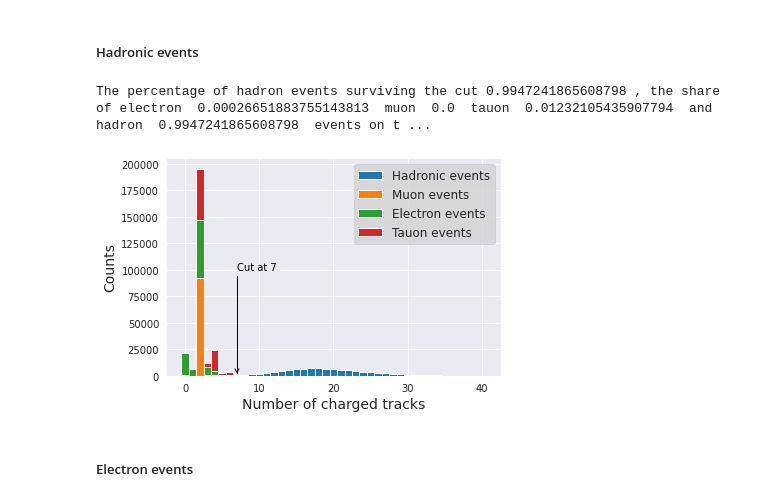
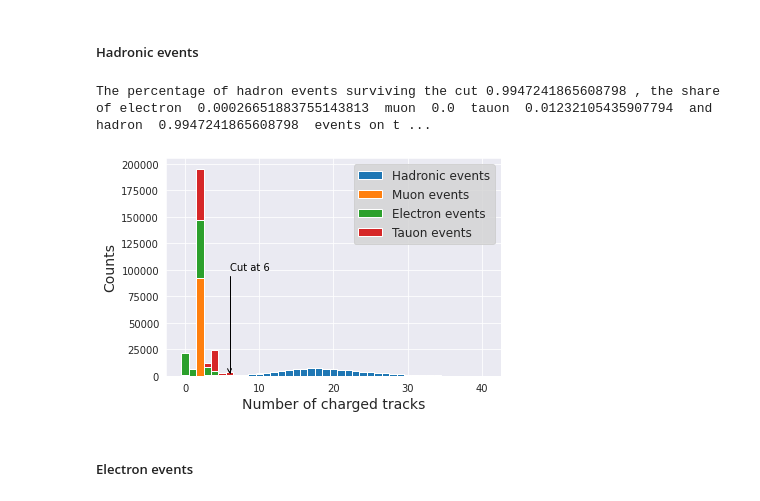
Before and after one commit to benfreiburg/z0-precisionmeasurement, a Jupyter notebook: Z0_main.ipynb, the cells around one changed output. Cells and saved outputs as stored; diff of their text form; code cells hidden in the pictures.

```diff
--- a/Z0_main.ipynb
+++ b/Z0_main.ipynb
@@ -254,42 +255,42 @@ axs[2,1].legend(frameon=True, facecolor="lightgrey", fontsize=12)
 # %% [markdown]
 ##### Hadronic events
 # %%
-cut = 6  # Gives the value for the cut
+cut_h = 6  # Gives the value for the cut
 
-mask_qq_N_Ctrk = branches_qq[var_N_char] > cut
-mask_ee_N_Ctrk = branches_ee[var_N_char] > cut
-mask_tt_N_Ctrk = branches_tt[var_N_char] > cut
-mask_mm_N_Ctrk = branches_mm[var_N_char] > cut
+mask_qq_N_Ctrk = branches_qq[var_N_char] > cut_h
+mask_ee_N_Ctrk = branches_ee[var_N_char] > cut_h
+mask_tt_N_Ctrk = branches_tt[var_N_char] > cut_h
+mask_mm_N_Ctrk = branches_mm[var_N_char] > cut_h
 
 efficiency_qq = np.sum(mask_qq_N_Ctrk)/len(mask_qq_N_Ctrk) # Gives the percentage of hadron events surviving the cut
 precision_qe = np.sum(mask_ee_N_Ctrk)/ len(ee[1,:])
 precision_qm = np.sum(mask_mm_N_Ctrk)/ len(mm[1,:])
 precision_qt = np.sum(mask_tt_N_Ctrk)/ len(tt[1,:])
 precision_qq = np.sum(mask_qq_N_Ctrk) / len(qq[1,:])  #Gives the percentage of hadron events out of all the cut survivors
 
 qq_N = qq[2,:]
-qq_N = qq_N[qq_N > cut]
+qq_N = qq_N[qq_N > cut_h]
 
 #Manually chosen bins
 bins_N_Ctrk_mc = np.linspace(-0.5,40.5,42)
 
 %matplotlib inline
 sb.set_style("darkgrid")
 
-plt.annotate("Cut at 7", xy=(7, 0.2), xycoords='data',xytext=(7, 100000), textcoords='data', color="black",arrowprops=dict(arrowstyle="->",connectionstyle="arc", color="black", relpos=(0,0)))
+plt.annotate("Cut at " + str(cut_h), xy=(cut_h, 0.2), xycoords='data',xytext=(cut_h, 100000), textcoords='data', color="black",arrowprops=dict(arrowstyle="->",connectionstyle="arc", color="black", relpos=(0,0)))
 
 plt.hist((qq[2,:],mm[2,:],ee[2,:],tt[2,:]), bins=bins_N_Ctrk_mc, label=("Hadronic events","Muon events","Electron events","Tauon events",'masked hadronic'), stacked=True)
 
 plt.xlabel("Number of charged tracks", fontsize=14)
 plt.ylabel("Counts", fontsize=14)
 
 
 plt.legend(frameon=True, facecolor="lightgrey", fontsize=12)
 
 print("The percentage of hadron events surviving the cut", efficiency_qq,", the share of electron ",precision_qe," muon ",precision_qm," tauon ",precision_qt," and hadron ",precision_qq," events on the total of the cut survivors with the cut 'mask_qq_N_Ctrk'")
 # %% [output]
 The percentage of hadron events surviving the cut 0.9947241865608798 , the share of electron  0.00026651883755143813  muon  0.0  tauon  0.01232105435907794  and hadron  0.9947241865608798  events on t ...
-[figure, old version]
+[figure, new version]
 # %%
 #plt.savefig("name.PDF")
 # %% [markdown]
```
Also changed, not shown: parts of 32 cells of this notebook.
